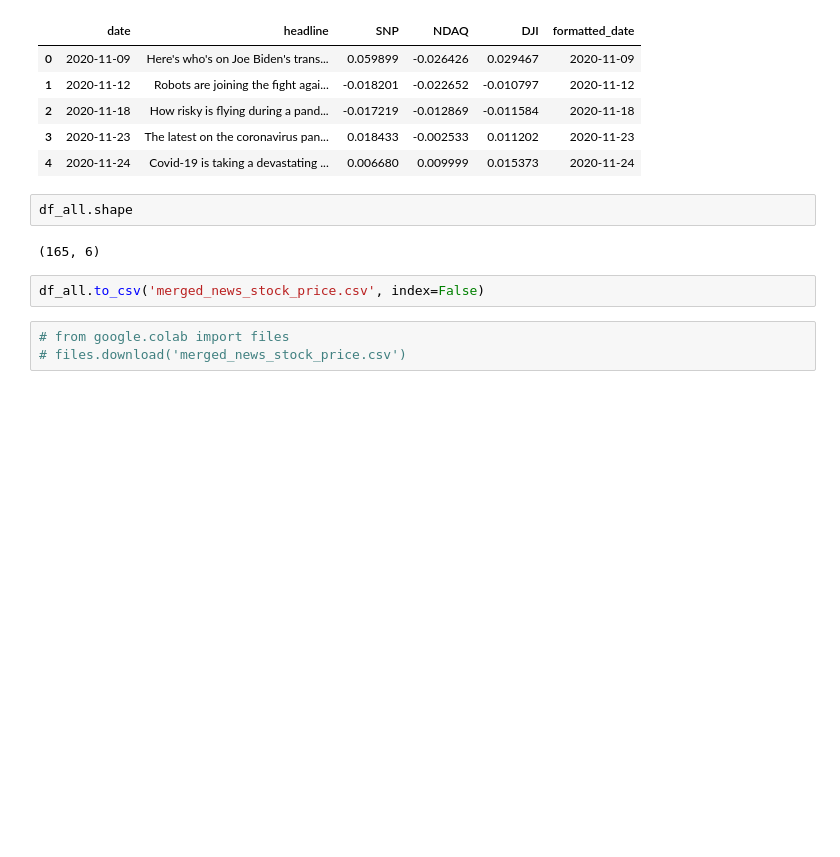
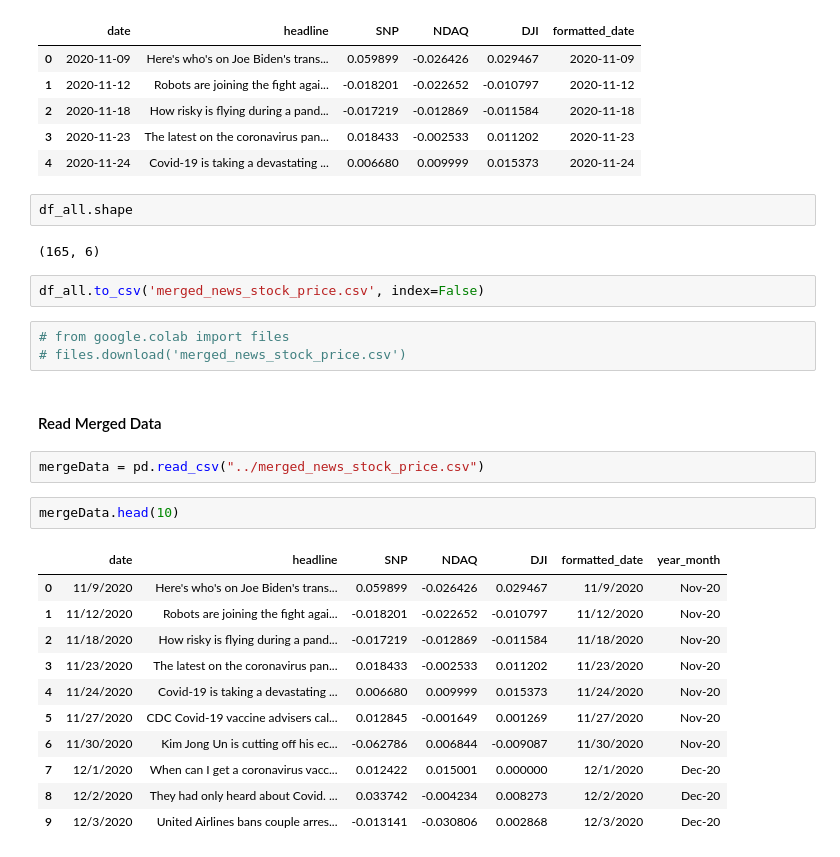
Before and after one commit to hanying528/covid-news-stock, a Jupyter notebook: sentiment_analysis.ipynb, the cells around one changed output. Drawn from its saved outputs; the diff is of its cells as text; blank space fills up the shorter version.

```diff
--- a/sentiment_analysis.ipynb
+++ b/sentiment_analysis.ipynb
@@ -132,3 +132,21 @@ df_all.to_csv('merged_news_stock_price.csv', index=False)
 # %%
 # from google.colab import files
 # files.download('merged_news_stock_price.csv')
+# %% [markdown]
+#### Read Merged Data
+# %%
+mergeData = pd.read_csv("../merged_news_stock_price.csv")
+# %%
+mergeData.head(10)
+# %% [output]
+|  | date | headline | SNP | NDAQ | DJI | formatted_date | year_month |
+| 0 | 11/9/2020 | Here's who's on Joe Biden's trans... | 0.059899 | -0.026426 | 0.029467 | 11/9/2020 | Nov-20 |
+| 1 | 11/12/2020 | Robots are joining the fight agai... | -0.018201 | -0.022652 | -0.010797 | 11/12/2020 | Nov-20 |
+| 2 | 11/18/2020 | How risky is flying during a pand... | -0.017219 | -0.012869 | -0.011584 | 11/18/2020 | Nov-20 |
+| 3 | 11/23/2020 | The latest on the coronavirus pan... | 0.018433 | -0.002533 | 0.011202 | 11/23/2020 | Nov-20 |
+| 4 | 11/24/2020 | Covid-19 is taking a devastating ... | 0.006680 | 0.009999 | 0.015373 | 11/24/2020 | Nov-20 |
+| 5 | 11/27/2020 | CDC Covid-19 vaccine advisers cal... | 0.012845 | -0.001649 | 0.001269 | 11/27/2020 | Nov-20 |
+| 6 | 11/30/2020 | Kim Jong Un is cutting off his ec... | -0.062786 | 0.006844 | -0.009087 | 11/30/2020 | Nov-20 |
+| 7 | 12/1/2020 | When can I get a coronavirus vacc... | 0.012422 | 0.015001 | 0.000000 | 12/1/2020 | Dec-20 |
+| 8 | 12/2/2020 | They had only heard about Covid. ... | 0.033742 | -0.004234 | 0.008273 | 12/2/2020 | Dec-20 |
+| 9 | 12/3/2020 | United Airlines bans couple arres... | -0.013141 | -0.030806 | 0.002868 | 12/3/2020 | Dec-20 |
```
Also changed, not shown: parts of 13 cells of this notebook.
